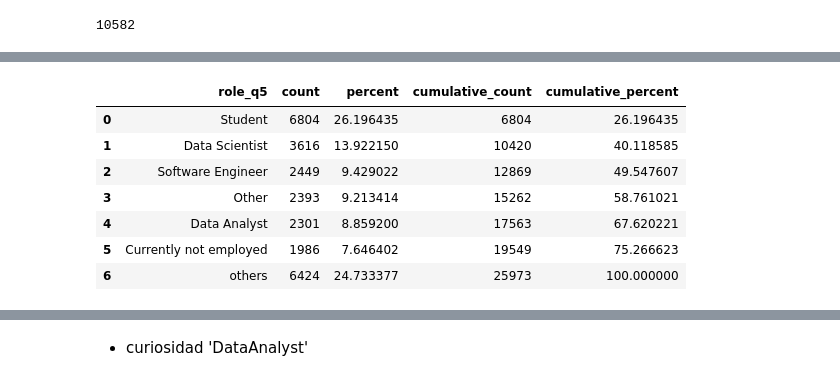
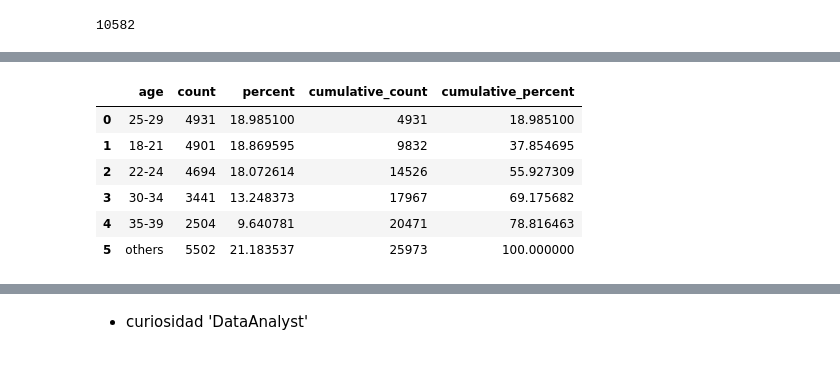
Before and after one commit to Adalab/project-da-promo-c-module-2-team-1, a Jupyter notebook: code/edad.genero.salario.ipynb, the cells around one changed output, grey strips where cells are left out. Cells and saved outputs as stored; diff of their text form; code cells hidden in the pictures.

```diff
--- a/code/edad.genero.salario.ipynb
+++ b/code/edad.genero.salario.ipynb
@@ -420,11 +385,11 @@ age_role_cross
 # %%
-df_as.stb.freq(['role_q5'], thresh=80)
+age_freq = df_as.stb.freq(['age'], thresh=80)
+age_freq
 # %% [output]
-|  | role_q5 | count | percent | cumulative_count | cumulative_percent |
-| 0 | Student | 6804 | 26.196435 | 6804 | 26.196435 |
-| 1 | Data Scientist | 3616 | 13.922150 | 10420 | 40.118585 |
-| 2 | Software Engineer | 2449 | 9.429022 | 12869 | 49.547607 |
-| 3 | Other | 2393 | 9.213414 | 15262 | 58.761021 |
-| 4 | Data Analyst | 2301 | 8.859200 | 17563 | 67.620221 |
-| 5 | Currently not employed | 1986 | 7.646402 | 19549 | 75.266623 |
-| 6 | others | 6424 | 24.733377 | 25973 | 100.000000 |
+|  | age | count | percent | cumulative_count | cumulative_percent |
+| 0 | 25-29 | 4931 | 18.985100 | 4931 | 18.985100 |
+| 1 | 18-21 | 4901 | 18.869595 | 9832 | 37.854695 |
+| 2 | 22-24 | 4694 | 18.072614 | 14526 | 55.927309 |
+| 3 | 30-34 | 3441 | 13.248373 | 17967 | 69.175682 |
+| 4 | 35-39 | 2504 | 9.640781 | 20471 | 78.816463 |
+| 5 | others | 5502 | 21.183537 | 25973 | 100.000000 |
```
Also changed, not shown: parts of 41 cells of this notebook.
